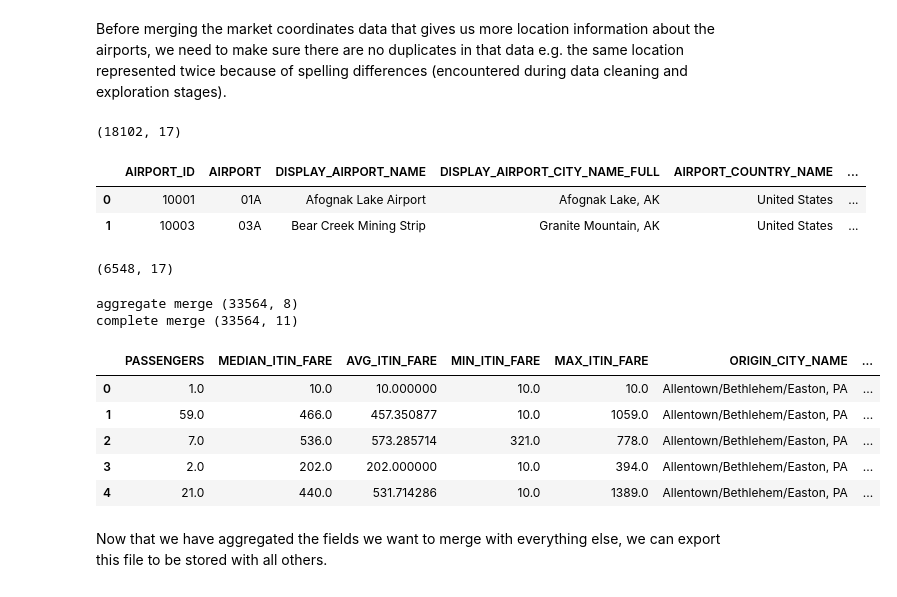
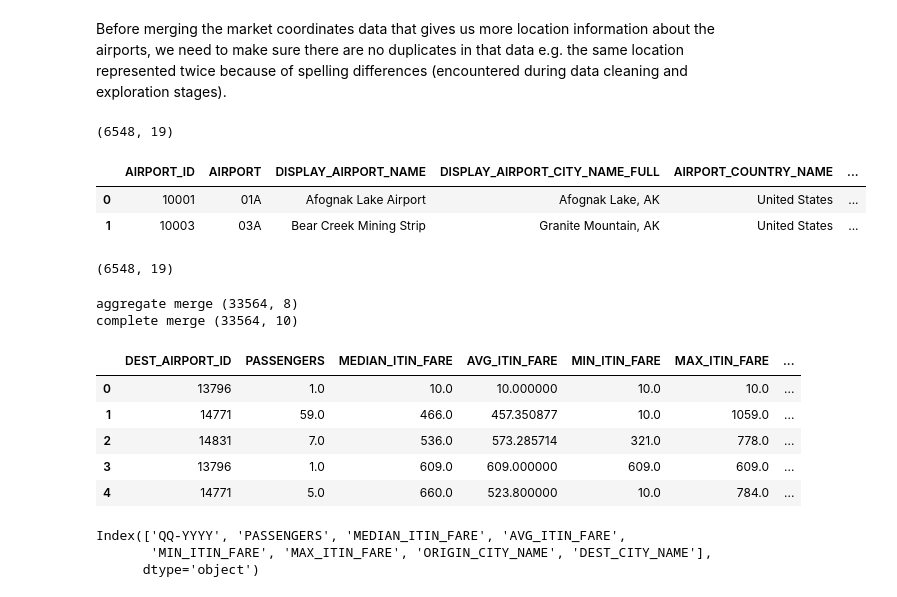
Before and after one commit to siawayforward/DS4A-group-project, a Jupyter notebook: data_aggregation/data_aggregation_airports.ipynb, the cells around one changed output. Saved outputs shown, nothing was run; the diff lists cells and outputs as text; code cells hidden in the pictures.

```diff
--- a/data_aggregation/data_aggregation_airports.ipynb
+++ b/data_aggregation/data_aggregation_airports.ipynb
@@ -67,6 +69,8 @@ We established during exploration that the parameter that will be used to connec
 #create temporary columns for merging// there are only four destinations, only adding origin lat/lon
 airport_data['ORIGIN_AIRPORT_ID'] = airport_data['AIRPORT_ID']
 airport_data['ORIGIN_CITY_NAME'] = airport_data['DISPLAY_AIRPORT_CITY_NAME_FULL']
+airport_data['DEST_AIRPORT_ID'] = airport_data['AIRPORT_ID']
+airport_data['DEST_CITY_NAME'] = airport_data['DISPLAY_AIRPORT_CITY_NAME_FULL']
 airport_data['ORIGIN_LONGITUDE'] = airport_data['LONGITUDE']
 airport_data['ORIGIN_LATITUDE'] = airport_data['LATITUDE']
 airport_data.iloc[:, -8:].head(2)
@@ -235,7 +243,7 @@ Before merging the market coordinates data that gives us more location informati
 print(airport_data.shape)
 airport_data.head(2)
 # %% [output]
-(18102, 17)
+(6548, 19)
 |  | AIRPORT_ID | AIRPORT | DISPLAY_AIRPORT_NAME | DISPLAY_AIRPORT_CITY_NAME_FULL | AIRPORT_COUNTRY_NAME | ... |
 | 0 | 10001 | 01A | Afognak Lake Airport | Afognak Lake, AK | United States | ... |
 | 1 | 10003 | 03A | Bear Creek Mining Strip | Granite Mountain, AK | United States | ... |
@@ -243,26 +251,33 @@ airport_data.head(2)
 airport_data = airport_data.drop_duplicates(subset=['AIRPORT_ID'])
 airport_data.shape
 # %% [output]
-(6548, 17)
+(6548, 19)
 # %%
 #merge aggregates into one df
 travel_df = pd.merge(passenger_agg, fare_agg, on=['QQ-YYYY','ORIGIN_AIRPORT_ID','DEST_AIRPORT_ID'])
 print('aggregate merge', travel_df.shape)
 
-#change origin airport ID to int again so it can be used to merge
+#change airport ID to int again so it can be used to merge
 travel_df['ORIGIN_AIRPORT_ID'] = travel_df['ORIGIN_AIRPORT_ID'].astype(int)
+travel_df['DEST_AIRPORT_ID'] = travel_df['DEST_AIRPORT_ID'].astype(int)
 #merge origin location values from market coordinates dataframe
-travel_df = pd.merge(travel_df, airport_data[['ORIGIN_AIRPORT_ID', 'ORIGIN_CITY_NAME', 'ORIGIN_LATITUDE', 'ORIGIN_LONGITUDE']], on=['ORIGIN_AIRPORT_ID'])
+travel_df = travel_df.merge(airport_data[['ORIGIN_AIRPORT_ID', 'ORIGIN_CITY_NAME']],how='left', on=['ORIGIN_AIRPORT_ID'])
+travel_df = travel_df.merge(airport_data[['DEST_AIRPORT_ID', 'DEST_CITY_NAME']],how='left', on=['DEST_AIRPORT_ID'])
 print('complete merge', travel_df.shape, '\n')
 travel_df.iloc[:5:,-8:]
 # %% [output]
 aggregate merge (33564, 8)
-complete merge (33564, 11)
+complete merge (33564, 10)
-|  | PASSENGERS | MEDIAN_ITIN_FARE | AVG_ITIN_FARE | MIN_ITIN_FARE | MAX_ITIN_FARE | ORIGIN_CITY_NAME | ... |
-| 0 | 1.0 | 10.0 | 10.000000 | 10.0 | 10.0 | Allentown/Bethlehem/Easton, PA | ... |
-| 1 | 59.0 | 466.0 | 457.350877 | 10.0 | 1059.0 | Allentown/Bethlehem/Easton, PA | ... |
-| 2 | 7.0 | 536.0 | 573.285714 | 321.0 | 778.0 | Allentown/Bethlehem/Easton, PA | ... |
-| 3 | 2.0 | 202.0 | 202.000000 | 10.0 | 394.0 | Allentown/Bethlehem/Easton, PA | ... |
-| 4 | 21.0 | 440.0 | 531.714286 | 10.0 | 1389.0 | Allentown/Bethlehem/Easton, PA | ... |
+|  | DEST_AIRPORT_ID | PASSENGERS | MEDIAN_ITIN_FARE | AVG_ITIN_FARE | MIN_ITIN_FARE | MAX_ITIN_FARE | ... |
+| 0 | 13796 | 1.0 | 10.0 | 10.000000 | 10.0 | 10.0 | ... |
+| 1 | 14771 | 59.0 | 466.0 | 457.350877 | 10.0 | 1059.0 | ... |
+| 2 | 14831 | 7.0 | 536.0 | 573.285714 | 321.0 | 778.0 | ... |
+| 3 | 13796 | 1.0 | 609.0 | 609.000000 | 609.0 | 609.0 | ... |
+| 4 | 14771 | 5.0 | 660.0 | 523.800000 | 10.0 | 784.0 | ... |
-# %% [markdown]
-Now that we have aggregated the fields we want to merge with everything else, we can export this file to be stored with all others.
+# %%
+travel_df = travel_df.drop(['ORIGIN_AIRPORT_ID', 'DEST_AIRPORT_ID'], axis=1)
+travel_df.columns
+# %% [output]
+Index(['QQ-YYYY', 'PASSENGERS', 'MEDIAN_ITIN_FARE', 'AVG_ITIN_FARE',
+       'MIN_ITIN_FARE', 'MAX_ITIN_FARE', 'ORIGIN_CITY_NAME', 'DEST_CITY_NAME'],
+      dtype='object')
```
Also changed, not shown: parts of 4 cells of this notebook.
